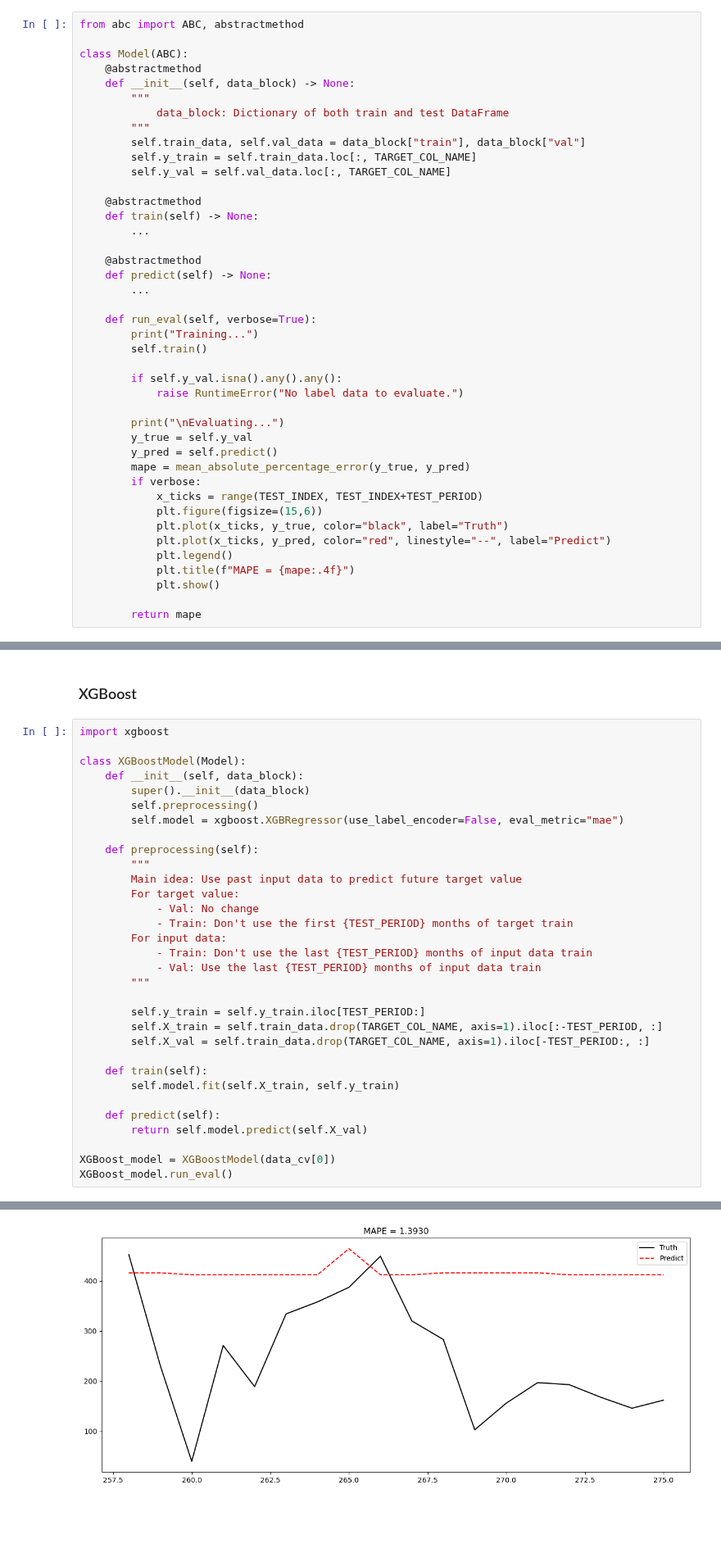
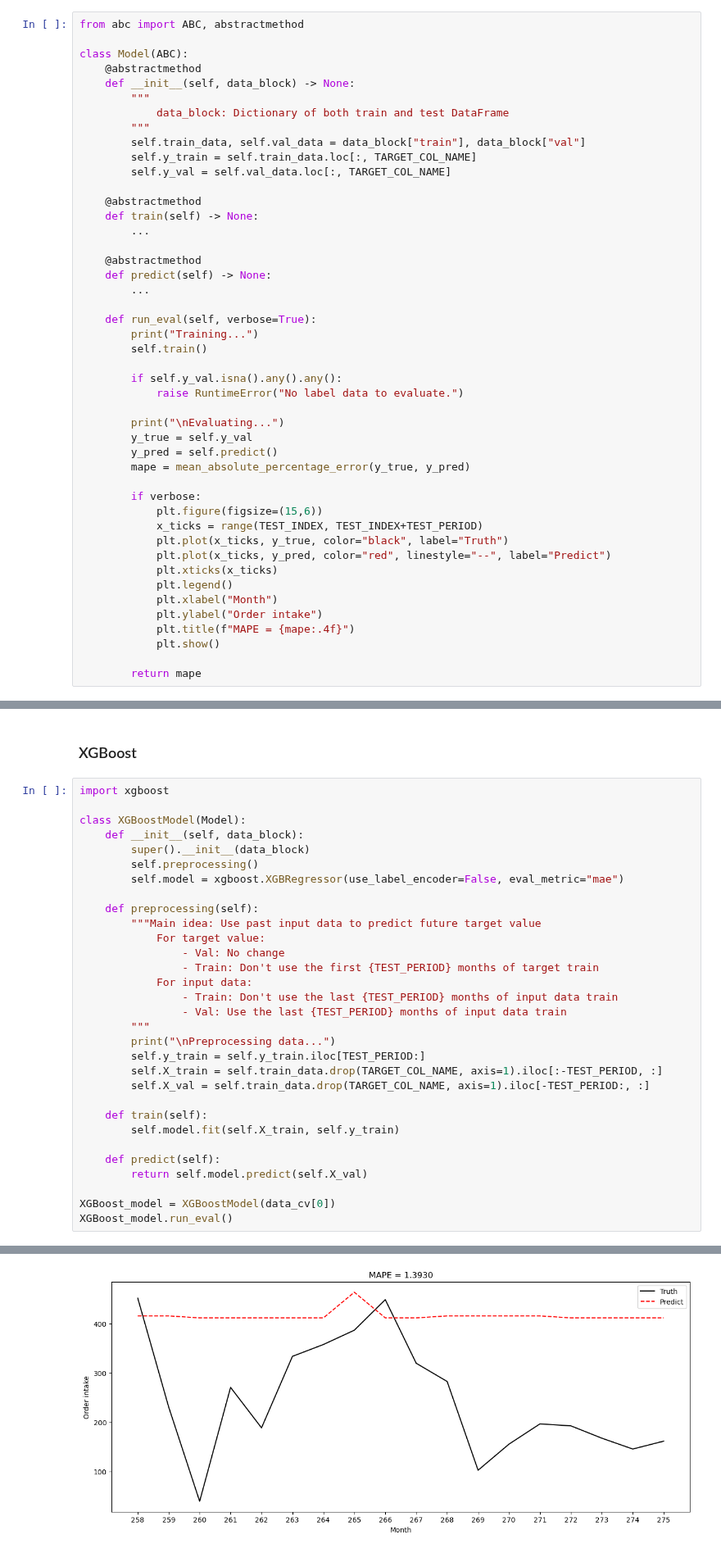
Before and after one commit to zuivu/porsche-forecast-sale, a Jupyter notebook: code/model.ipynb, the cells around one changed output, grey strips where cells are left out. Shown at 82% size. Cells and saved outputs as stored; diff of their text form; blank space fills up the shorter version.

```diff
--- a/code/model.ipynb
+++ b/code/model.ipynb
@@ -93,12 +95,16 @@ class Model(ABC):
         y_true = self.y_val
         y_pred = self.predict()
         mape = mean_absolute_percentage_error(y_true, y_pred)
+
         if verbose:
+            plt.figure(figsize=(15,6))
             x_ticks = range(TEST_INDEX, TEST_INDEX+TEST_PERIOD)
-            plt.figure(figsize=(15,6))
             plt.plot(x_ticks, y_true, color="black", label="Truth")
             plt.plot(x_ticks, y_pred, color="red", linestyle="--", label="Predict")
+            plt.xticks(x_ticks)
             plt.legend()
+            plt.xlabel("Month")
+            plt.ylabel("Order intake")
             plt.title(f"MAPE = {mape:.4f}")
             plt.show()
 
@@ -179,16 +185,15 @@ class XGBoostModel(Model):
         self.model = xgboost.XGBRegressor(use_label_encoder=False, eval_metric="mae")
 
     def preprocessing(self):
+        """Main idea: Use past input data to predict future target value
+            For target value:
+                - Val: No change
+                - Train: Don't use the first {TEST_PERIOD} months of target train
+            For input data:
+                - Train: Don't use the last {TEST_PERIOD} months of input data train
+                - Val: Use the last {TEST_PERIOD} months of input data train
         """
-        Main idea: Use past input data to predict future target value
-        For target value:
-            - Val: No change
-            - Train: Don't use the first {TEST_PERIOD} months of target train
-        For input data:
-            - Train: Don't use the last {TEST_PERIOD} months of input data train
-            - Val: Use the last {TEST_PERIOD} months of input data train
-        """
-
+        print("\nPreprocessing data...")
         self.y_train = self.y_train.iloc[TEST_PERIOD:]
         self.X_train = self.train_data.drop(TARGET_COL_NAME, axis=1).iloc[:-TEST_PERIOD, :]
         self.X_val = self.train_data.drop(TARGET_COL_NAME, axis=1).iloc[-TEST_PERIOD:, :]
@@ -205,7 +211,7 @@ XGBoost_model.run_eval()
 Training...
 
 Evaluating...
-[figure, old version]
+[figure, new version]
 1.3929667113906805
 # %% [markdown]
 ### Prophet
```
Also changed, not shown: parts of 15 cells of this notebook.
